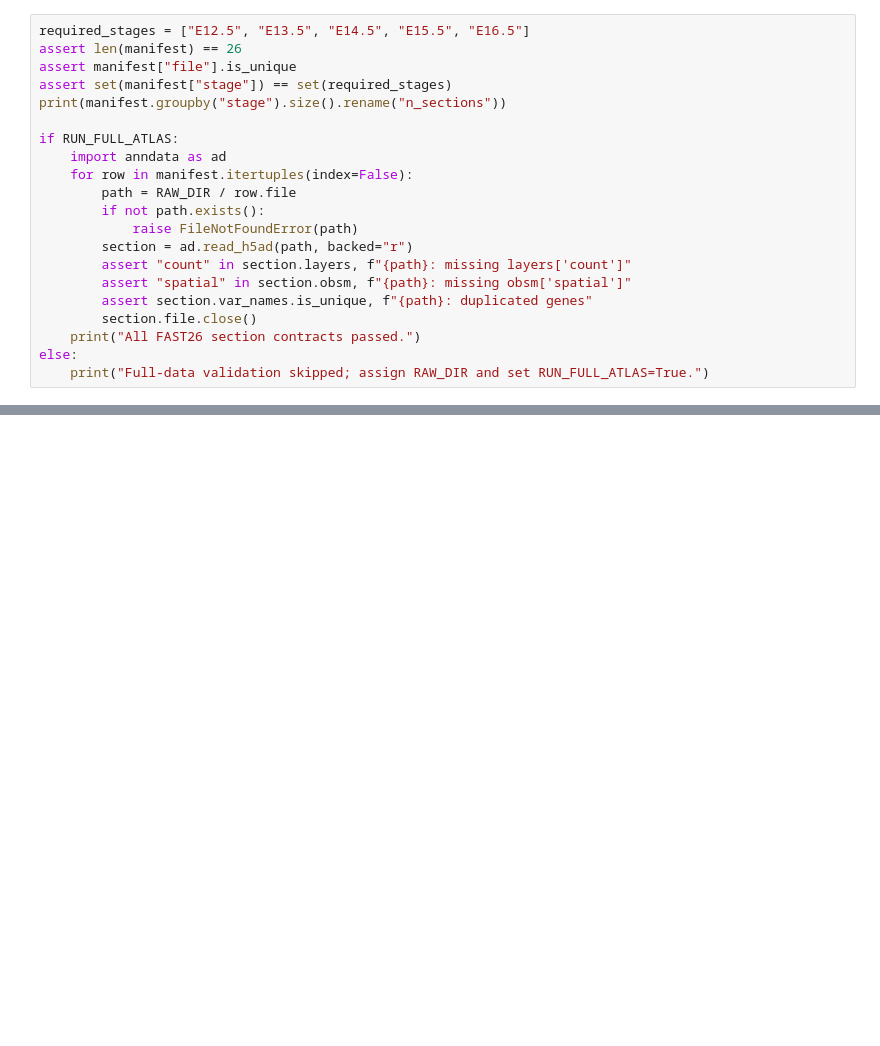
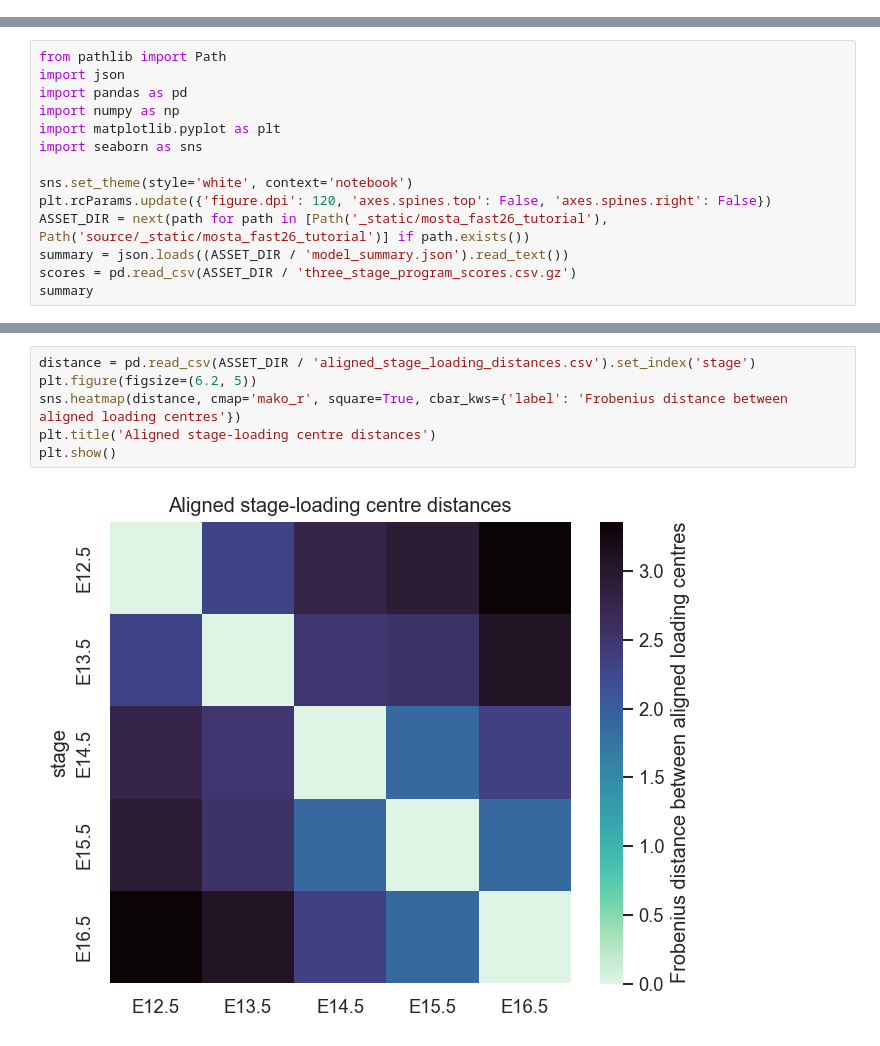
Before and after one commit to YANG-ERA/GraphPCA_analyses, a Jupyter notebook: source/Tutorial6_MOSTA_FAST26.ipynb, the cells around one changed output, grey strips where cells are left out. Saved outputs shown, nothing was run; the diff lists cells and outputs as text; blank space fills up the shorter version.

```diff
--- a/source/Tutorial6_MOSTA_FAST26.ipynb
+++ b/source/Tutorial6_MOSTA_FAST26.ipynb
@@ -78,21 +0,0 @@ Use one H5AD file per section. Gene names must be unique, and the selected genes
-# %%
-required_stages = ["E12.5", "E13.5", "E14.5", "E15.5", "E16.5"]
-assert len(manifest) == 26
-assert manifest["file"].is_unique
-assert set(manifest["stage"]) == set(required_stages)
-print(manifest.groupby("stage").size().rename("n_sections"))
-
-if RUN_FULL_ATLAS:
-    import anndata as ad
-    for row in manifest.itertuples(index=False):
-        path = RAW_DIR / row.file
-        if not path.exists():
-            raise FileNotFoundError(path)
-        section = ad.read_h5ad(path, backed="r")
-        assert "count" in section.layers, f"{path}: missing layers['count']"
-        assert "spatial" in section.obsm, f"{path}: missing obsm['spatial']"
-        assert section.var_names.is_unique, f"{path}: duplicated genes"
-        section.file.close()
-    print("All FAST26 section contracts passed.")
-else:
-    print("Full-data validation skipped; assign RAW_DIR and set RUN_FULL_ATLAS=True.")
@@ -315,0 +9,14 @@ Disk-backed fitting is an optional memory-saving execution mode. It remains sect
+# %%
+from pathlib import Path
+import json
+import pandas as pd
+import numpy as np
+import matplotlib.pyplot as plt
+import seaborn as sns
+
+sns.set_theme(style='white', context='notebook')
+plt.rcParams.update({'figure.dpi': 120, 'axes.spines.top': False, 'axes.spines.right': False})
+ASSET_DIR = next(path for path in [Path('_static/mosta_fast26_tutorial'), Path('source/_static/mosta_fast26_tutorial')] if path.exists())
+summary = json.loads((ASSET_DIR / 'model_summary.json').read_text())
+scores = pd.read_csv(ASSET_DIR / 'three_stage_program_scores.csv.gz')
+summary
@@ -315,0 +101,8 @@ Disk-backed fitting is an optional memory-saving execution mode. It remains sect
+# %%
+distance = pd.read_csv(ASSET_DIR / 'aligned_stage_loading_distances.csv').set_index('stage')
+plt.figure(figsize=(6.2, 5))
+sns.heatmap(distance, cmap='mako_r', square=True, cbar_kws={'label': 'Frobenius distance between aligned loading centres'})
+plt.title('Aligned stage-loading centre distances')
+plt.show()
+# %% [output]
+[figure, added]
```
Also changed, not shown: parts of 31 cells of this notebook, 11 other files.
